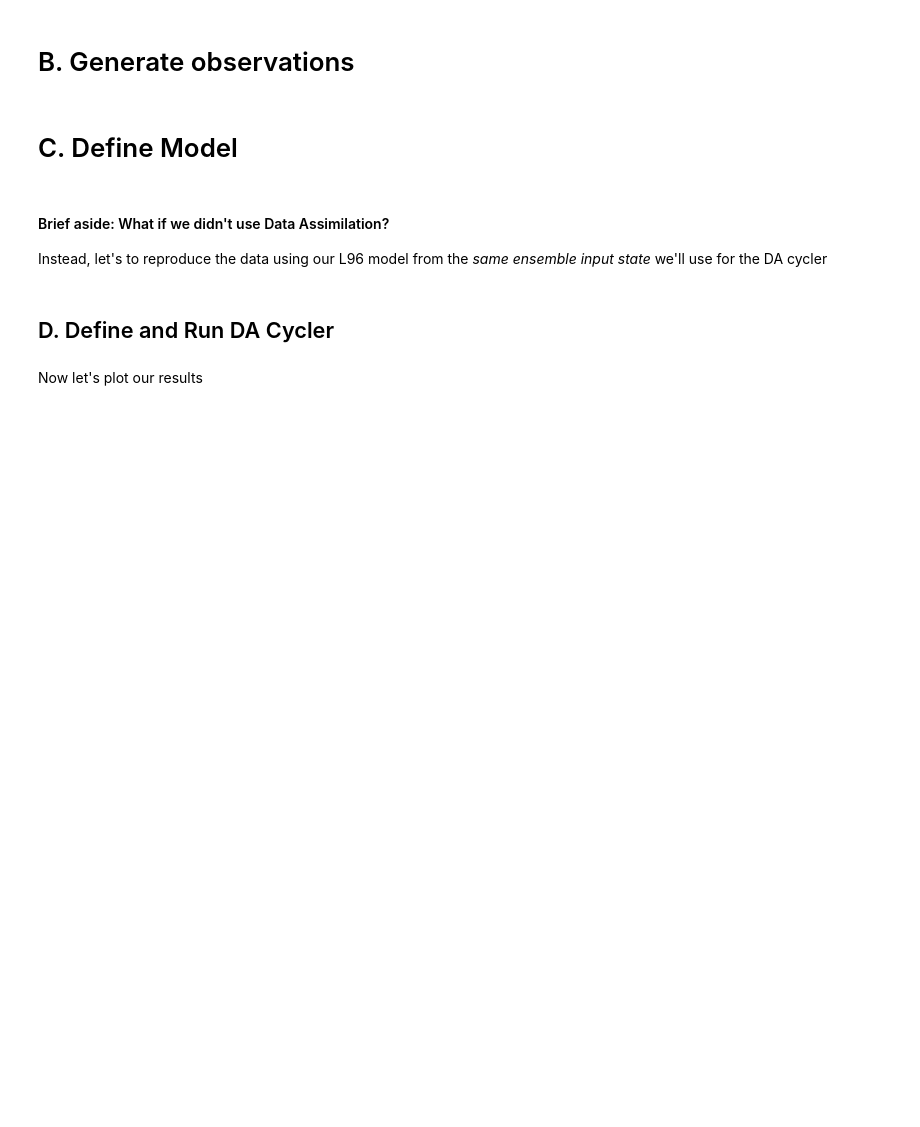
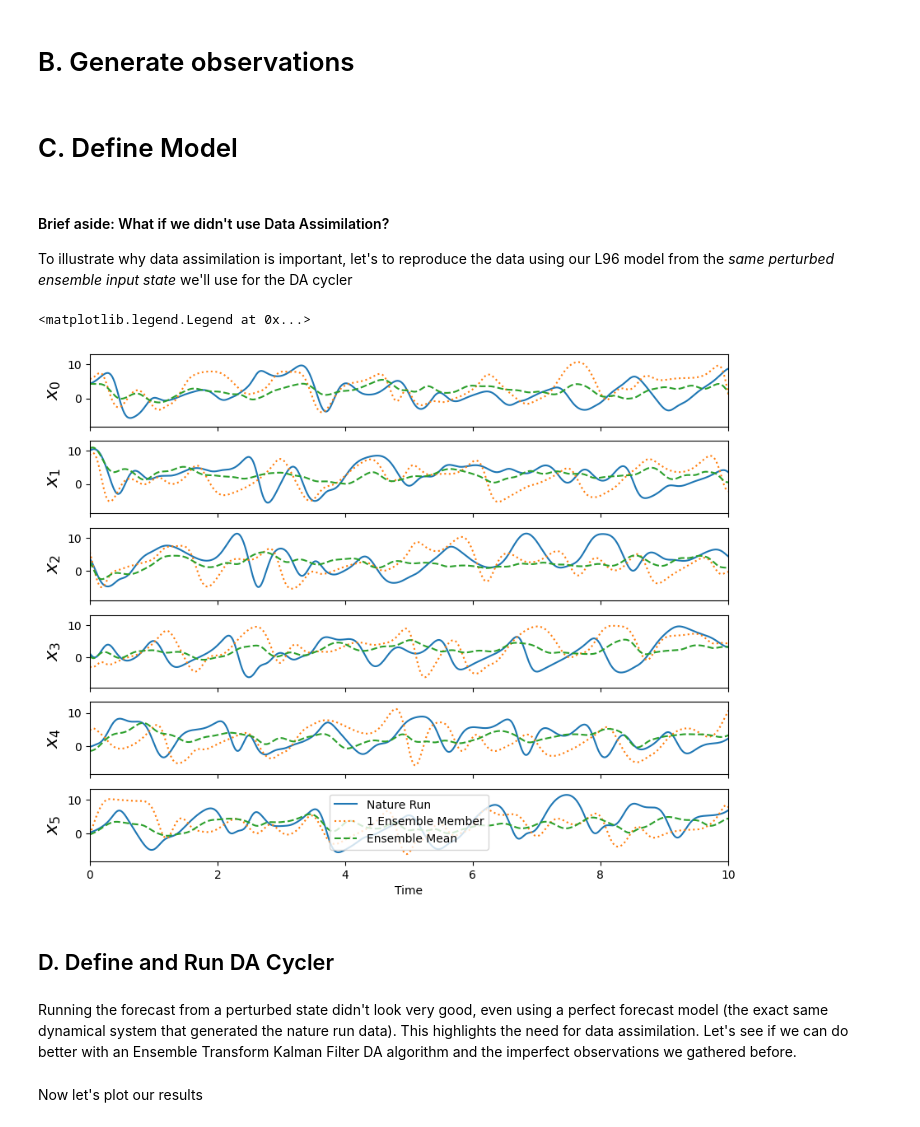
Before and after one commit to StevePny/DataAssimBench-Examples, a Jupyter notebook: examples/da_cycler/2-ETKF-Lorenz96.ipynb, the cells around one changed output. Saved outputs shown, nothing was run; the diff lists cells and outputs as text; code cells hidden in the pictures; blank space fills up the shorter version.

Commit message:
Dacycler examples 1, 2, and 4 all updated. 3 (RC) still needs work

```diff
--- a/examples/da_cycler/2-ETKF-Lorenz96.ipynb
+++ b/examples/da_cycler/2-ETKF-Lorenz96.ipynb
@@ -12,10 +12,13 @@ import matplotlib.pyplot as plt
 import jax.numpy as jnp
 import xarray as xr
 import xarray_jax as xj
+# %%
+np_rng = np.random.default_rng(seed=50)
 # %% [markdown]
 # A. Create Nature Run
 # %%
-nature_run = dab.data.Lorenz96(system_dim=6, delta_t=0.01, store_as_jax=True).generate(n_steps=5000)
+l96_generator = dab.data.Lorenz96(system_dim=6, delta_t=0.01, store_as_jax=True)
+nature_run = l96_generator.generate(n_steps=5000)
 # %% [markdown]
 # B. Generate observations
 # %%
@@ -54,14 +51,18 @@ forecast_model = L96Model(model_obj=dab.data.Lorenz96(system_dim=6, delta_t=0.01
 # %% [markdown]
 #### Brief aside: What if we didn't use Data Assimilation?
 
-Instead, let's to reproduce the data using our L96 model from the *same ensemble input state* we'll use for the DA cycler
+
+To illustrate why data assimilation is important, let's to reproduce the data using our L96 model from the *same perturbed ensemble input state* we'll use for the DA cycler
 # %%
-etkf_x0 = nature_run.isel(time=0).assign(x=(['ensemble','i'], nature_run.isel(time=0)['x'].data + np.random.normal(size=(10, 6))*3))
-etkf_x0 = etkf_x0.drop_vars('time')
-# etkf_x0 = etkf_x0.assign(model_time=etkf_x0['time'].data)
+# To generate the ensemble state we'll add random gaussian noise. The ensemble dim will be 10 in this case.
+etkf_x0 = nature_run.isel(time=0).assign(
+    x=(['ensemble','index'], nature_run.isel(time=0)['x'].data + np_rng.normal(size=(10, 6),scale=3)))
 # %%
-# out_vals = []
-# for i in range(10):
-#     toy_model = dab.data.Lorenz96(system_dim=6, delta_t=0.01, store_as_jax=True)
-#     results = toy_model.generate(x0 = etkf_x0['x'].sel(ensemble=i).data, n_steps=5000)
-#     out_vals.append(results)
+out_vals = []
+# Run forecast for each ensemble member
+for i in range(10):
+    toy_model = dab.data.Lorenz96(system_dim=6, delta_t=0.01, store_as_jax=True)
+    results = toy_model.generate(x0 = etkf_x0['x'].sel(ensemble=i).data, n_steps=5000)
+    out_vals.append(results)
+out_array = xr.concat(out_vals, dim='ensemble')
+out_array_mean = out_array.mean('ensemble')
@@ -70,3 +69,23 @@ etkf_x0 = etkf_x0.drop_vars('time')
+# %%
+# Plot results
+fig, axes = plt.subplots(6, 1, sharex = True, figsize = (10, 8))
+for j, ax in enumerate(axes):
+    nature_run['x'].sel(index=j).plot.line(x='time', ax=ax, label='Nature Run')
+    out_array['x'].sel(ensemble=0, index=j).plot(
+        x='time', ax=ax, label='1 Ensemble Member', linestyle=':')
+    out_array_mean['x'].sel(index=j).plot(
+        x='time', ax=ax, label='Ensemble Mean', linestyle='--')
+    ax.set_ylabel(r'$x_{:d}$'.format(j), fontsize = 16)
+    ax.set_xlabel('')
+    ax.set_title('')
+ax.set_xlabel('Time')
+ax.set_xlim(0,10)
+ax.legend()
+# %% [output]
+<matplotlib.legend.Legend at 0x...>
+[figure, added]
 # %% [markdown]
 ## D. Define and Run DA Cycler
+# %% [markdown]
+Running the forecast from a perturbed state didn't look very good, even using a perfect forecast model (the exact same dynamical system that generated the nature run data). This highlights the need for data assimilation. Let's see if we can do better with an Ensemble Transform Kalman Filter DA algorithm and the imperfect observations we gathered before.
 # %%
```
Also changed, not shown: parts of 12 cells of this notebook, 2 other files.
